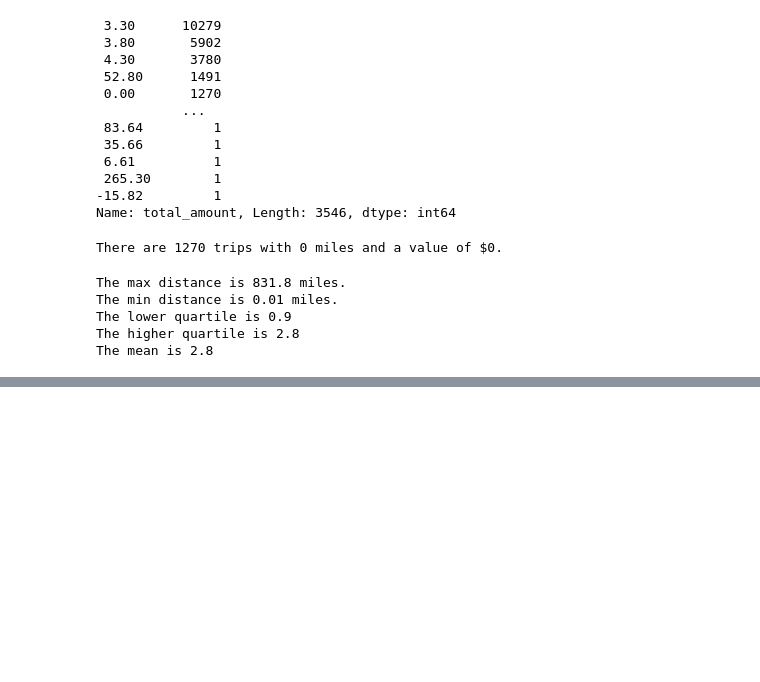
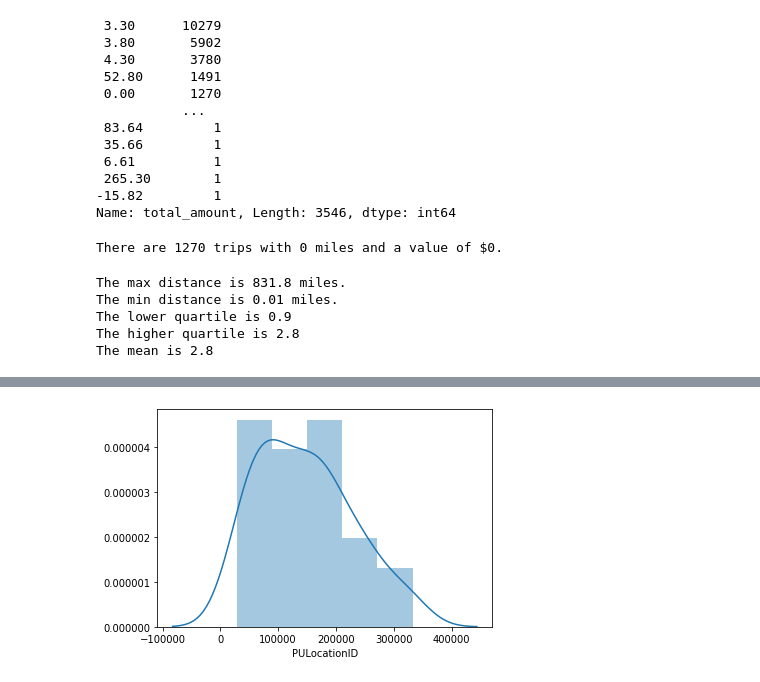
Before and after one commit to patricrp/NYC-taxi, a Jupyter notebook: NYC-taxi-DataWrangling.ipynb, the cells around one changed output, grey strips where cells are left out. Drawn from its saved outputs; the diff is of its cells as text; code cells hidden in the pictures; blank space fills up the shorter version.

Commit message:
Areas histogram

```diff
--- a/NYC-taxi-DataWrangling.ipynb
+++ b/NYC-taxi-DataWrangling.ipynb
@@ -153,3 +153,7 @@ The min distance is 0.01 miles.
 The lower quartile is 0.9
 The higher quartile is 2.8
 The mean is 2.8
+# %%
+#Binning distance
+df['distance'] = pd.cut(df['trip_distance'], 10)
+df['distance'].value_counts()
@@ -155,0 +172,8 @@ The mean is 2.8
+# %%
+#Explore zones where taxis pickup. Top 50.
+
+plt.figure()
+sns.distplot(df['PULocationID'].value_counts().nlargest(50))
+plt.show()
+# %% [output]
+[figure, added]
```
Also changed, not shown: parts of 2 cells of this notebook.
